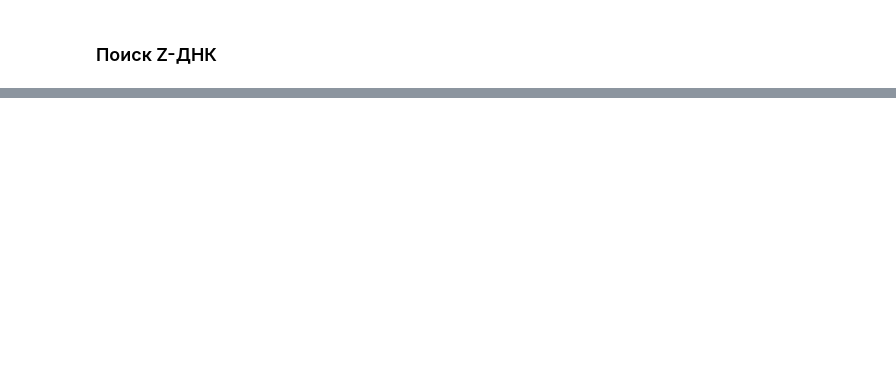
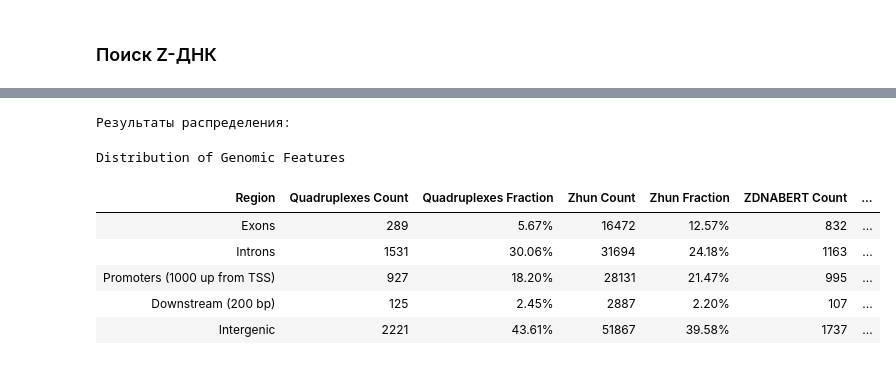
Before and after one commit to constantine1035/bioinf_group, a Jupyter notebook: hw5_Kornyakov.ipynb, the cells around one changed output, grey strips where cells are left out. Saved outputs shown, nothing was run; the diff lists cells and outputs as text; code cells hidden in the pictures; blank space fills up the shorter version.

```diff
--- a/hw5_Kornyakov.ipynb
+++ b/hw5_Kornyakov.ipynb
@@ -658,0 +752,50 @@ AssertionError:
+# %%
+import pandas as pd
+
+data = []
+for region_key in regions_order:
+    row = {
+        "Region": region_names[region_key]
+    }
+    for dataset in ["quadruplexes", "zhunt", "zdnabert"]:
+        count = results[dataset]["counts"][region_key]
+        total = results[dataset]["total"]
+        fraction = (count / total * 100) if total > 0 else 0
+        row[f"{dataset}_count"] = count
+        row[f"{dataset}_fraction"] = f"{fraction:.2f}%"
+    data.append(row)
+
+df = pd.DataFrame(data)
+df.columns = [
+    "Region",
+    "Quadruplexes Count", "Quadruplexes Fraction",
+    "Zhun Count", "Zhun Fraction",
+    "ZDNABERT Count", "ZDNABERT Fraction"
+]
+styled_df = df.style \
+    .set_properties(**{'text-align': 'center'}) \
+    .set_table_styles([
+        {'selector': 'th', 'props': [('text-align', 'center')]},
+        {'selector': 'caption', 'props': [('caption-side', 'top'), ('font-size', '16px'), ('font-weight', 'bold')]}
+    ]) \
+    .format({
+        "Quadruplexes Count": "{:d}",
+        "Zhun Count": "{:d}",
+        "ZDNABERT Count": "{:d}"
+    }) \
+    .hide(axis="index") \
+    .set_caption("Distribution of Genomic Features")
+
+print("\nРезультаты распределения:")
+display(styled_df)
+
+df.to_csv("genomic_features_distribution.csv", index=False)
+# %% [output]
+Результаты распределения:
+Distribution of Genomic Features
+| Region | Quadruplexes Count | Quadruplexes Fraction | Zhun Count | Zhun Fraction | ZDNABERT Count | ... |
+| Exons | 289 | 5.67% | 16472 | 12.57% | 832 | ... |
+| Introns | 1531 | 30.06% | 31694 | 24.18% | 1163 | ... |
+| Promoters (1000 up from TSS) | 927 | 18.20% | 28131 | 21.47% | 995 | ... |
+| Downstream (200 bp) | 125 | 2.45% | 2887 | 2.20% | 107 | ... |
+| Intergenic | 2221 | 43.61% | 51867 | 39.58% | 1737 | ... |
```
Also changed, not shown: parts of 33 cells of this notebook.
